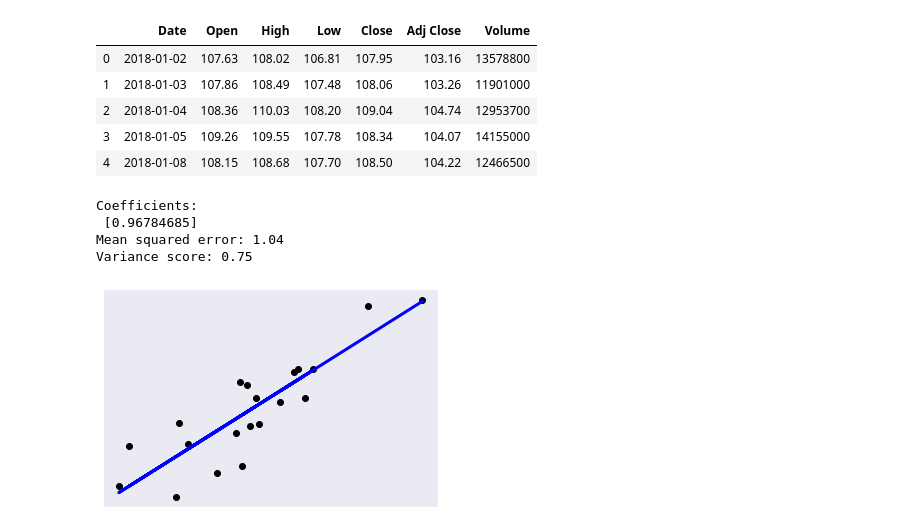
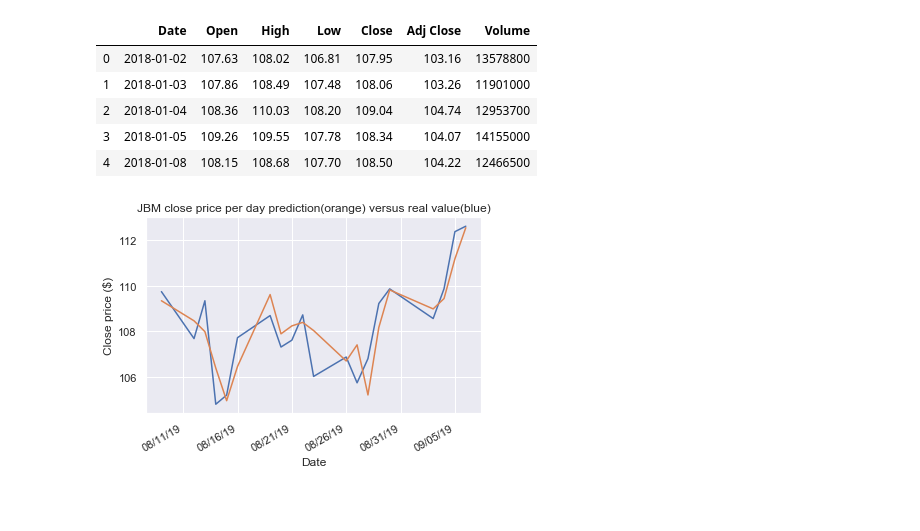
Before and after one commit to ehrakis/stock-price-prediction, a Jupyter notebook: Stock_price_prediction.ipynb, the cells around one changed output. Drawn from its saved outputs; the diff is of its cells as text; code cells hidden in the pictures; blank space fills up the shorter version.

Commit message:
Add correct plot display

```diff
--- a/Stock_price_prediction.ipynb
+++ b/Stock_price_prediction.ipynb
@@ -27,44 +44,54 @@ df_full.head()
 # %%
 # 1. Linear Regression
 
 from sklearn import linear_model
 from sklearn.metrics import mean_squared_error, r2_score
 
 price_x = [[x] for x in df_full['Open']]
 price_y = [x for x in df_full['Close']]
 
-price_x_train = price_X[:-20]
-price_x_test = price_X[-20:]
+price_x_train = price_x[:-20]
+price_x_test = price_x[-20:]
 
-price_y_train = price_Y[:-20]
-price_y_test = price_Y[-20:]
+price_y_train = price_y[:-20]
+price_y_test = price_y[-20:]
 
 regr = linear_model.LinearRegression()
 regr.fit(price_x_train, price_y_train)
 
 # Make predictions using the testing set
 price_y_pred = regr.predict(price_x_test)
 
 # The coefficients
-print('Coefficients: \n', regr.coef_)
+#print('Coefficients: \n', regr.coef_)
 # The mean squared error
-print("Mean squared error: %.2f"
-      % mean_squared_error(price_y_test, price_y_pred))
+#print("Mean squared error: %.2f"
+#      % mean_squared_error(price_y_test, price_y_pred))
 # Explained variance score: 1 is perfect prediction
-print('Variance score: %.2f' % r2_score(price_y_test, price_y_pred))
+#print('Variance score: %.2f' % r2_score(price_y_test, price_y_pred))
 
-# Plot outputs
-plt.scatter(price_x_test, price_y_test,  color='black')
-plt.plot(price_x_test, price_y_pred, color='blue', linewidth=3)
+# Data for plotting
+x_axis_date = [i for i in df_full['Date'][-20:]]
+y_axis_real_close_value = [i for i in df_full['Close'][-20:]]
 
-plt.xticks(())
-plt.yticks(())
+fig, ax = plt.subplots()
+ax.plot(x_axis_date, y_axis_real_close_value)
+ax.plot(x_axis_date, price_y_pred)
+
+days = mdates.DayLocator(interval=5)
+days_fmt = mdates.DateFormatter('%D')
+
+ax.xaxis.set_major_locator(days)
+ax.xaxis.set_major_formatter(days_fmt)
+
+ax.grid(True)
+
+ax.set(xlabel='Date', ylabel='Close price ($)',
+       title='JBM close price per day prediction(orange) versus real value(blue)')
+
+fig.autofmt_xdate()
 
 plt.show()
 # %% [output]
-Coefficients:
- [0.96784685]
-Mean squared error: 1.04
-Variance score: 0.75
-[figure, old version]
+[figure, new version]
 # %%
```
Also changed, not shown: parts of 4 cells of this notebook.
